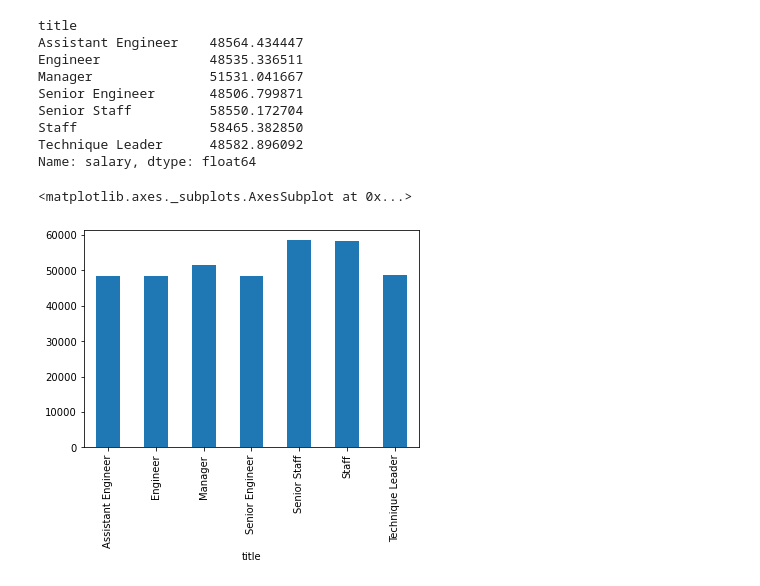
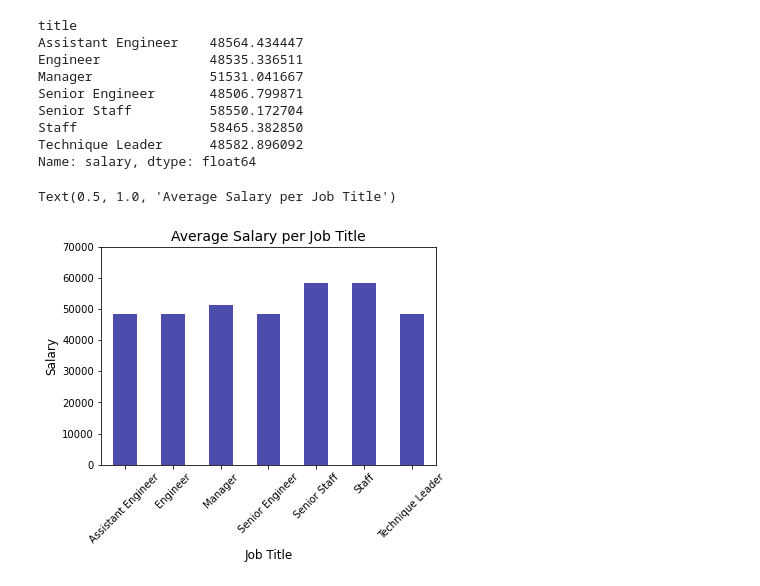
Before and after one commit to andresocorro/sql-challenge, a Jupyter notebook: bonus_sql.ipynb, the cells around one changed output. Drawn from its saved outputs; the diff is of its cells as text; code cells hidden in the pictures.

```diff
--- a/bonus_sql.ipynb
+++ b/bonus_sql.ipynb
@@ -61,8 +63,12 @@ Senior Staff          58550.172704
 Staff                 58465.382850
 Technique Leader      48582.896092
 Name: salary, dtype: float64
-# %%
-groupedby_title.plot.bar()
-# %% [output]
-<matplotlib.axes._subplots.AxesSubplot at 0x...>
-[figure, removed]
+# %%
+groupedby_title.plot.bar(color="darkblue", alpha=0.7, rot=45)
+plt.ylim(0,70000)
+plt.xlabel("Job Title", size = 12)
+plt.ylabel("Salary", size =12)
+plt.title("Average Salary per Job Title", size=14)
+# %% [output]
+Text(0.5, 1.0, 'Average Salary per Job Title')
+[figure, added]
```
Also changed, not shown: parts of 2 cells of this notebook.
